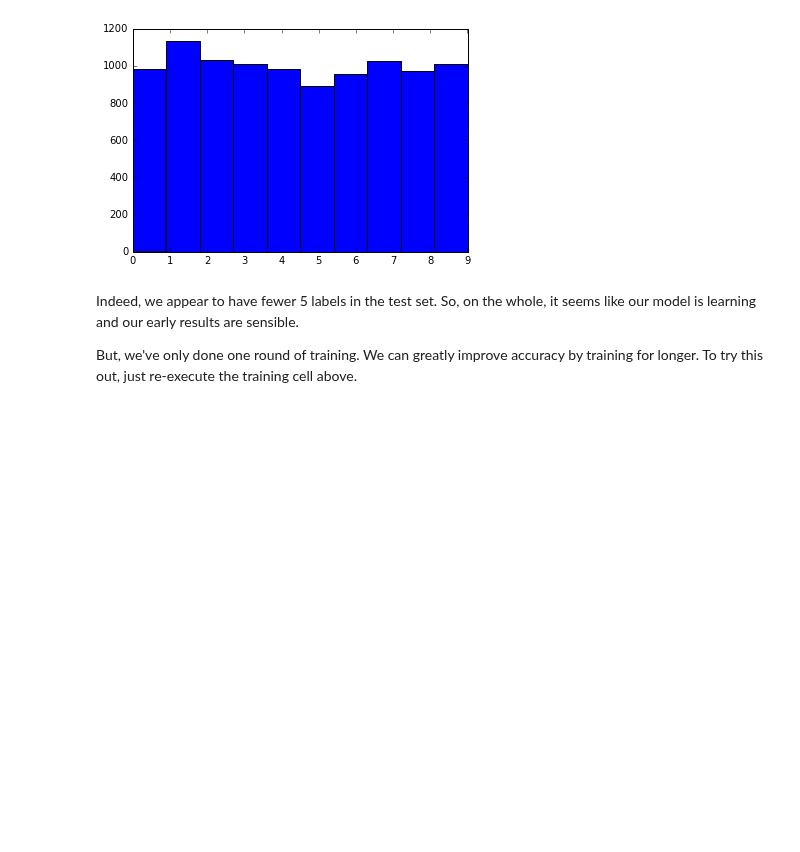
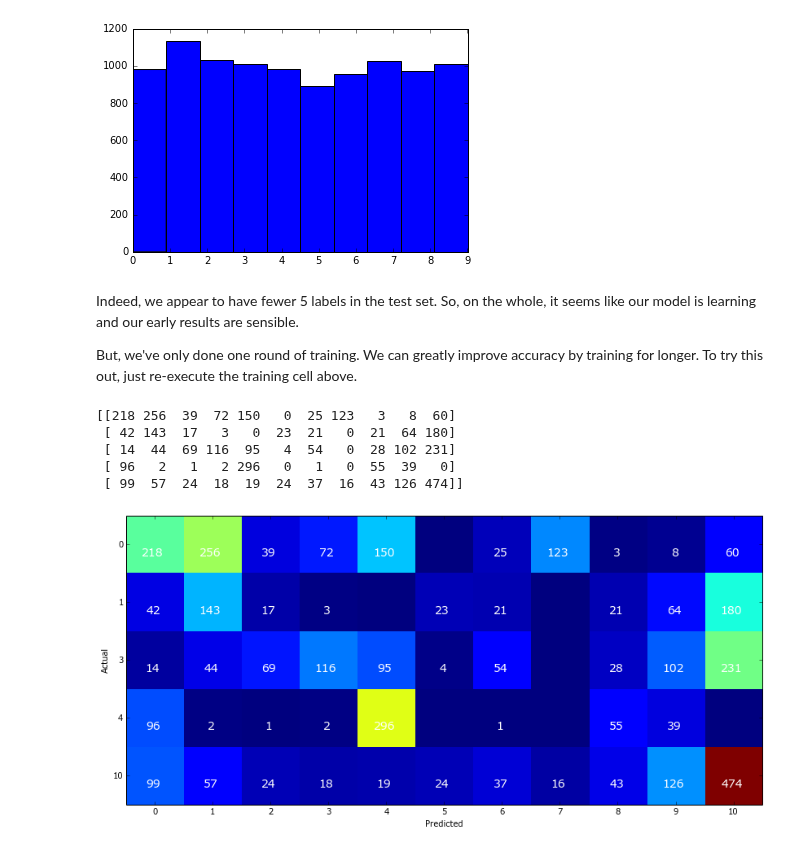
Before and after one commit to thalles753/machine-learning, a Jupyter notebook: projects/capstone/my_project/3_mnist_from_scratch.ipynb, the cells around one changed output. Cells and saved outputs as stored; diff of their text form; code cells hidden in the pictures; blank space fills up the shorter version.

```diff
--- a/projects/capstone/my_project/3_mnist_from_scratch.ipynb
+++ b/projects/capstone/my_project/3_mnist_from_scratch.ipynb
@@ -624,0 +653,36 @@ But, we've only done one round of training. We can greatly improve accuracy by t
+# %%
+NUM_LABELS = 11
+
+confusions = numpy.array([[218 ,256 ,39 ,72 ,150 ,0 ,25 ,123 ,3 ,8 ,60],
+[42 ,143 ,17 ,3 ,0 ,23 ,21 ,0 ,21 ,64 ,180],
+[14 ,44 ,69 ,116 ,95 ,4 ,54 ,0 ,28 ,102 ,231],
+[96 ,2 ,1 ,2 ,296 ,0 ,1 ,0 ,55 ,39 ,0],
+[99 ,57 ,24 ,18 ,19 ,24 ,37 ,16 ,43 ,126 ,474]])
+
+print confusions
+
+plt.figure(figsize=(14,10))
+plt.grid(False)
+plt.xticks(numpy.arange(11))
+plt.yticks(numpy.array([0,3]))
+plt.imshow(confusions, cmap=plt.cm.jet, interpolation='nearest');
+
+plt.xlabel('Predicted')
+plt.ylabel('Actual')
+
+y = [0, 1, 2, 3, 4]
+plt.yticks(y, [0,1,3,4,10], rotation='horizontal')
+
+for i in range(len(confusions)):
+    for j in range(len(confusions[i])):
+        count = confusions[i][j]
+        if count > 0:
+          xoff = .07 * len(str(count))
+          plt.text(j-xoff, i+.2, int(count), fontsize=14, color='white')
+# %% [output]
+[[218 256  39  72 150   0  25 123   3   8  60]
+ [ 42 143  17   3   0  23  21   0  21  64 180]
+ [ 14  44  69 116  95   4  54   0  28 102 231]
+ [ 96   2   1   2 296   0   1   0  55  39   0]
+ [ 99  57  24  18  19  24  37  16  43 126 474]]
+[figure, added]
```
Also changed, not shown: parts of 9 cells of this notebook, 3 other files.
